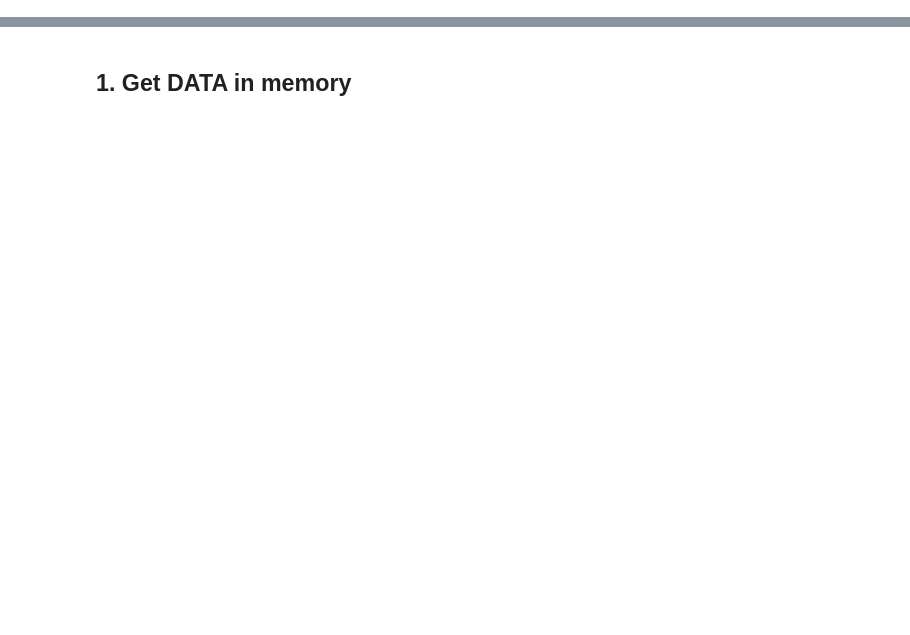
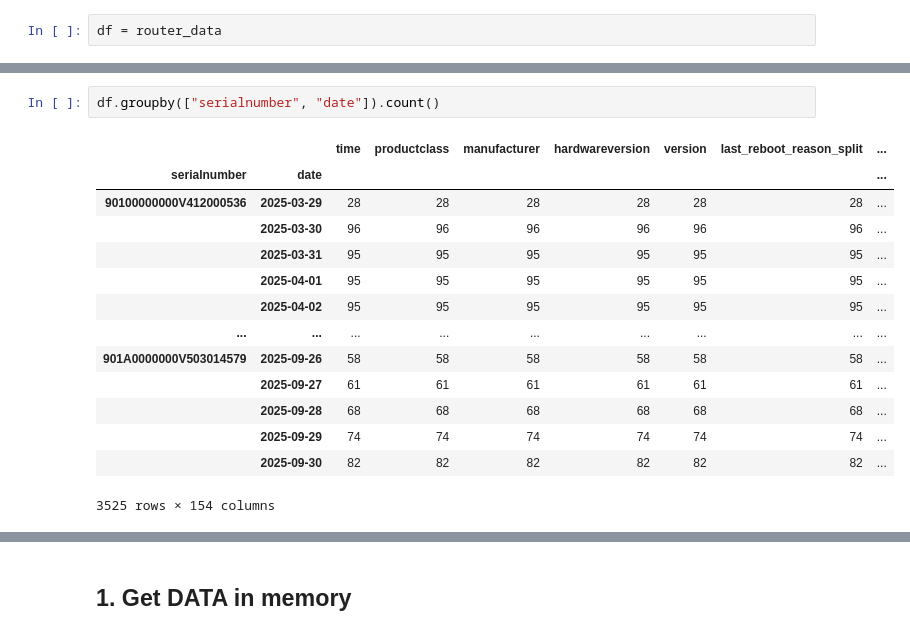
Before and after one commit to ketankishore27/bb_troubleshooter_chatbot, a Jupyter notebook: rough_work.ipynb, the cells around one changed output, grey strips where cells are left out. Drawn from its saved outputs; the diff is of its cells as text; blank space fills up the shorter version.

```diff
--- a/rough_work.ipynb
+++ b/rough_work.ipynb
@@ -18,3 +19,5 @@ from dotenv import load_dotenv
 load_dotenv(override=True)
 # %% [output]
 True
+# %%
+df = router_data
@@ -20,0 +49,17 @@ True
+# %%
+df.groupby(["serialnumber", "date"]).count()
+# %% [output]
+|  |  | time | productclass | manufacturer | hardwareversion | version | last_reboot_reason_split | ... |
+| serialnumber | date |  |  |  |  |  |  | ... |
+| 90100000000V412000536 | 2025-03-29 | 28 | 28 | 28 | 28 | 28 | 28 | ... |
+|  | 2025-03-30 | 96 | 96 | 96 | 96 | 96 | 96 | ... |
+|  | 2025-03-31 | 95 | 95 | 95 | 95 | 95 | 95 | ... |
+|  | 2025-04-01 | 95 | 95 | 95 | 95 | 95 | 95 | ... |
+|  | 2025-04-02 | 95 | 95 | 95 | 95 | 95 | 95 | ... |
+| ... | ... | ... | ... | ... | ... | ... | ... | ... |
+| 901A0000000V503014579 | 2025-09-26 | 58 | 58 | 58 | 58 | 58 | 58 | ... |
+|  | 2025-09-27 | 61 | 61 | 61 | 61 | 61 | 61 | ... |
+|  | 2025-09-28 | 68 | 68 | 68 | 68 | 68 | 68 | ... |
+|  | 2025-09-29 | 74 | 74 | 74 | 74 | 74 | 74 | ... |
+|  | 2025-09-30 | 82 | 82 | 82 | 82 | 82 | 82 | ... |
+3525 rows × 154 columns
```
Also changed, not shown: parts of 5 cells of this notebook, 10 other files.
